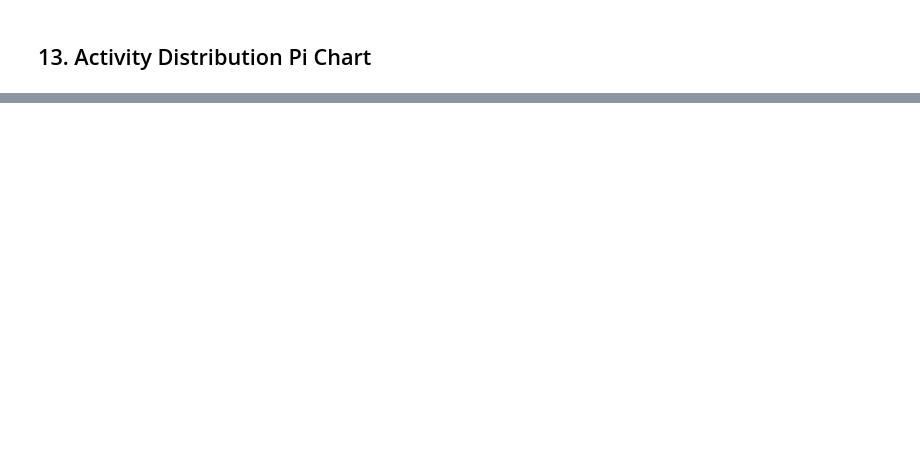
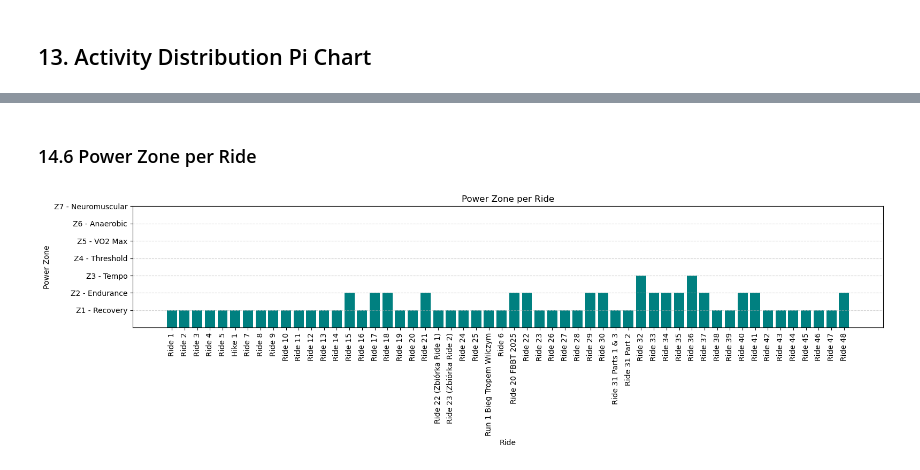
Before and after one commit to jbierowiec/MyWorkoutActivityDataProject, a Jupyter notebook: strava_analysis.ipynb, the cells around one changed output, grey strips where cells are left out. Cells and saved outputs as stored; diff of their text form; code cells hidden in the pictures; blank space fills up the shorter version.

```diff
--- a/strava_analysis.ipynb
+++ b/strava_analysis.ipynb
@@ -574,0 +640,15 @@ plt.show()
+# %%
+zone_summary = df[['start_date_local', 'name', 'estimated_power', 'power_zone']].copy()
+zone_summary = zone_summary.sort_values('start_date_local')
+zone_summary['estimated_power'] = zone_summary['estimated_power'].round(1)
+zone_summary.rename(columns={
+    'start_date_local': 'Date',
+    'name': 'Ride Name',
+    'estimated_power': 'Est. Power (W)',
+    'power_zone': 'Power Zone'
+}, inplace=True)
+
+print("Power Zones Per Ride (All Time):")
+display(zone_summary.reset_index(drop=True))
+
+zone_summary.to_csv("power_zone_summary.csv", index=False)
@@ -574,0 +710,30 @@ plt.show()
+# %% [markdown]
+### 14.6 Power Zone per Ride
+# %%
+# Map zones to integers for plotting
+zone_order = [
+    "Z1 - Recovery", "Z2 - Endurance", "Z3 - Tempo", "Z4 - Threshold",
+    "Z5 - VO2 Max", "Z6 - Anaerobic", "Z7 - Neuromuscular"
+]
+zone_mapping = {zone: i + 1 for i, zone in enumerate(zone_order)}
+zone_summary['zone_numeric'] = zone_summary['Power Zone'].map(zone_mapping)
+
+# Plot
+plt.figure(figsize=(16, 5))
+plt.bar(
+    x=zone_summary['Ride Name'],
+    height=zone_summary['zone_numeric'],
+    color='teal'
+)
+
+# Label formatting
+plt.title("Power Zone per Ride")
+plt.xlabel("Ride")
+plt.ylabel("Power Zone")
+plt.xticks(rotation=90)
+plt.yticks(ticks=list(zone_mapping.values()), labels=zone_order)
+plt.grid(axis='y', linestyle='--', alpha=0.6)
+plt.tight_layout()
+plt.show()
+# %% [output]
+[figure, added]
```
Also changed, not shown: parts of 29 cells of this notebook, 22 other files.
